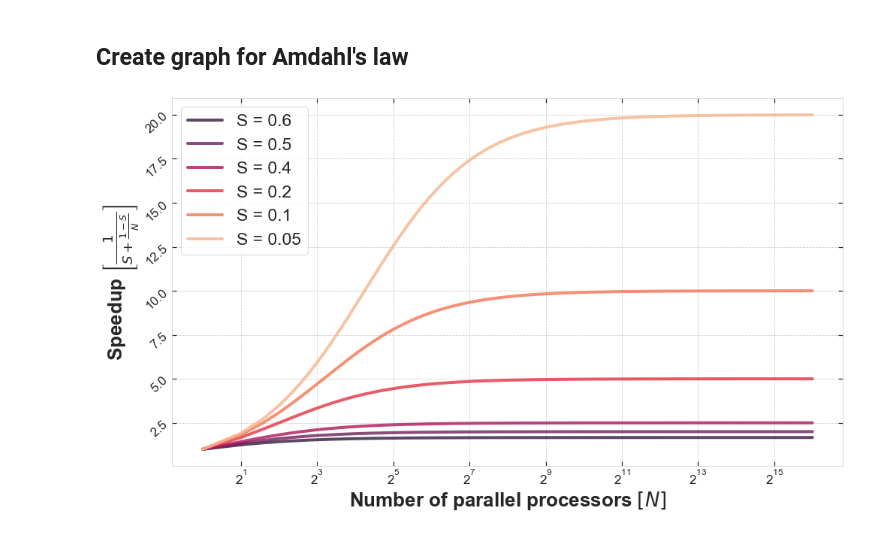
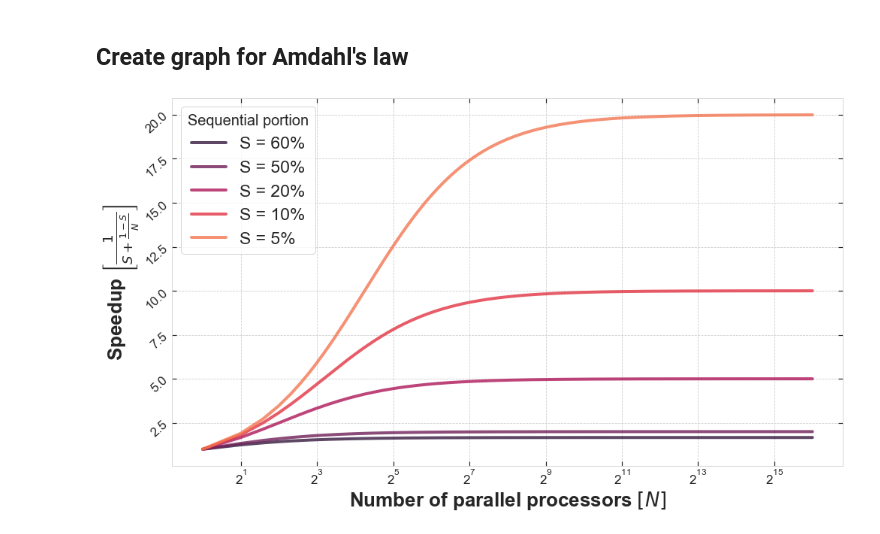
Before and after one commit to masterdesky/ELTE-databases-2020, a Jupyter notebook: presentation/images/create_images.ipynb, the cells around one changed output. Saved outputs shown, nothing was run; the diff lists cells and outputs as text; code cells hidden in the pictures.

```diff
--- a/presentation/images/create_images.ipynb
+++ b/presentation/images/create_images.ipynb
@@ -78,7 +78,7 @@ rocket_cmap = sns.color_palette('rocket', as_cmap=True)
 ## Create graph for Amdahl's law
 # %%
 N = np.arange(1, 2**16)
-S = np.array((0.05, 0.1, 0.2, 0.4, 0.5, 0.6))
+S = np.array((0.05, 0.1, 0.2, 0.5, 0.6))
 Q = np.zeros((S.size, N.size))
 # %%
 def amdahls_law(N, S):
@@ -90,24 +90,25 @@ for i, s in enumerate(S):
 # %%
 fig, axes = plt.subplots(figsize=(16,9))
 axes.set_xscale('log', base=2)
 
 for i, q in enumerate(Q[::-1]):
-    axes.plot(N, q, label="S = {}".format(S[::-1][i]),
+    axes.plot(N, q, label="S = {}%".format(int(S[::-1][i]*100)),
               lw=4, alpha=0.8)
 
 axes.set_xlabel('Number of parallel processors $\\left[ N \\right]$',
                 fontsize=axislabelsize, fontweight='bold')
 axes.set_ylabel('Speedup $\\left[ \\frac{1}{S + \\frac{1-S}{N}} \\right]$',
                 fontsize=axislabelsize, fontweight='bold')
 axes.tick_params(axis='x', which='major', labelsize=axisticksize)
 axes.tick_params(axis='y', which='major', labelsize=axisticksize, labelrotation=42)
 
-axes.legend(loc='upper left', fontsize=axislegendsize)
+axes.legend(loc='upper left', title='Sequential portion',
+            fontsize=axislegendsize, title_fontsize=axistextsize)
 
 plt.savefig(fname='amdahls_law.png',
             dpi=100,
             bbox_inches='tight')
 
 plt.show()
 # %% [output]
-[figure, old version]
+[figure, new version]
```
Also changed, not shown: 10 other files.
